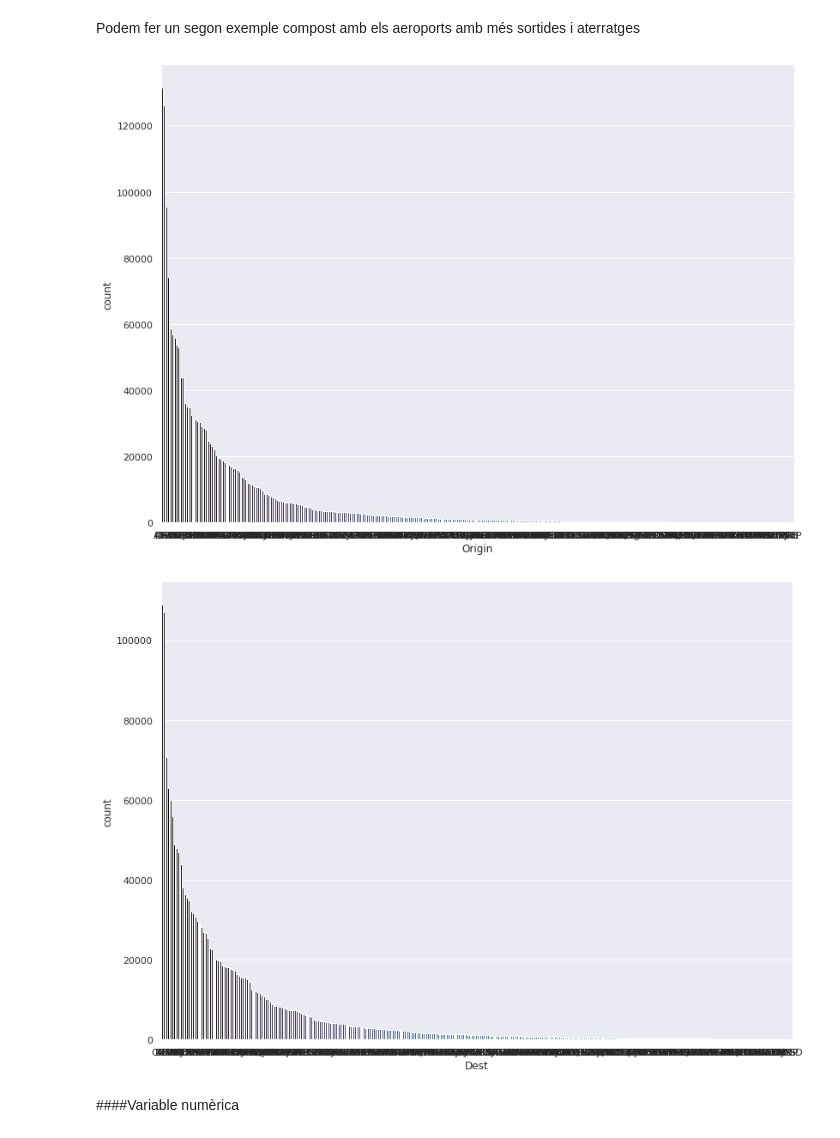
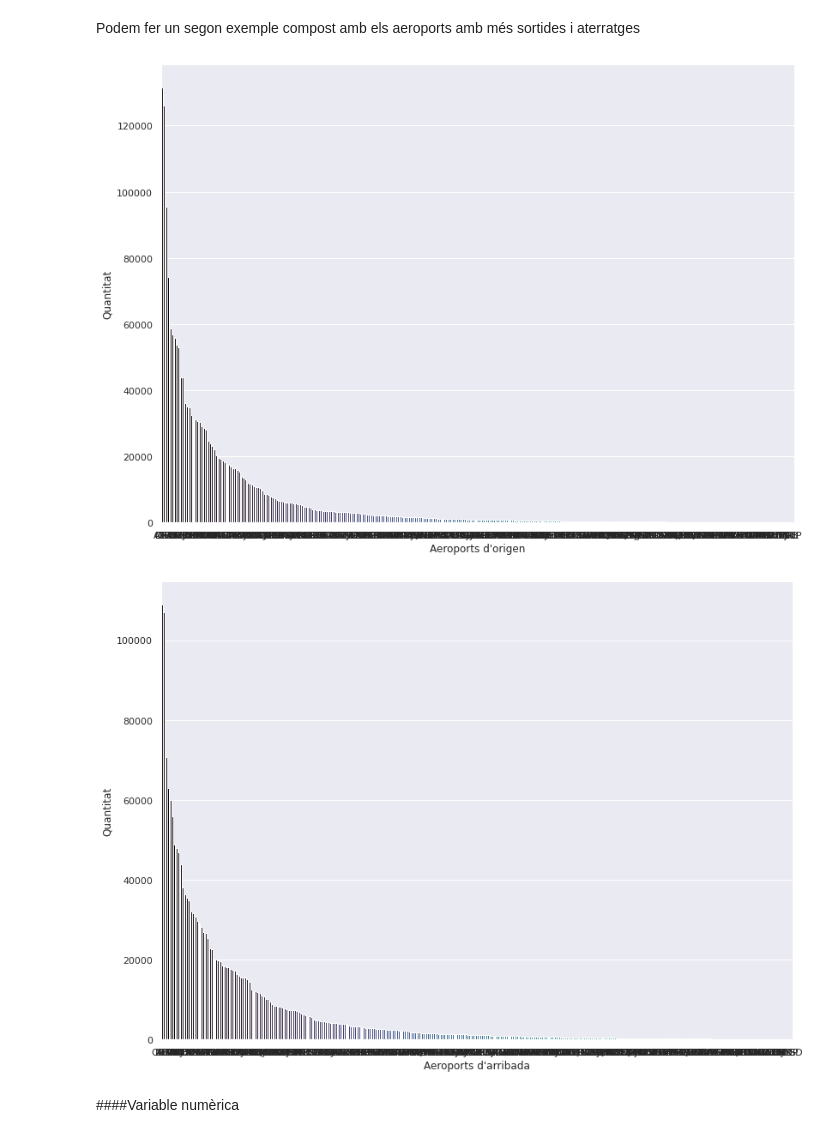
Before and after one commit to davifebdn/visualitzaci-_explorat-ria, a Jupyter notebook: Data_Science_Sprint_3_T01_Visualització_gràfica_d'un_dataset.ipynb, the cells around one changed output. Saved outputs shown, nothing was run; the diff lists cells and outputs as text; code cells hidden in the pictures.

```diff
--- a/Data_Science_Sprint_3_T01_Visualització_gràfica_d'un_dataset.ipynb
+++ b/Data_Science_Sprint_3_T01_Visualització_gràfica_d'un_dataset.ipynb
@@ -70,11 +70,15 @@ plt.show()
 Podem fer un segon exemple compost amb els aeroports amb més sortides i aterratges
 # %%
 aeroports1 = sns.catplot(x="Origin", kind="count", palette="mako", data=df, order=df['Origin'].value_counts().index, height=8.27, aspect=11.7/8.27)
+plt.xlabel("Aeroports d'origen")
+plt.ylabel("Quantitat")
 aeroports2 = sns.catplot(x="Dest", kind="count", palette="mako", data=df, order=df['Dest'].value_counts().index, height=8.27, aspect=11.7/8.27)
+plt.xlabel("Aeroports d'arribada")
+plt.ylabel("Quantitat")
 
 plt.show()
 # %% [output]
-[figure, old version]
+[figure, new version]
-[figure, old version]
+[figure, new version]
 # %% [markdown]
 ####Variable numèrica
```
Also changed, not shown: parts of 3 cells of this notebook.
